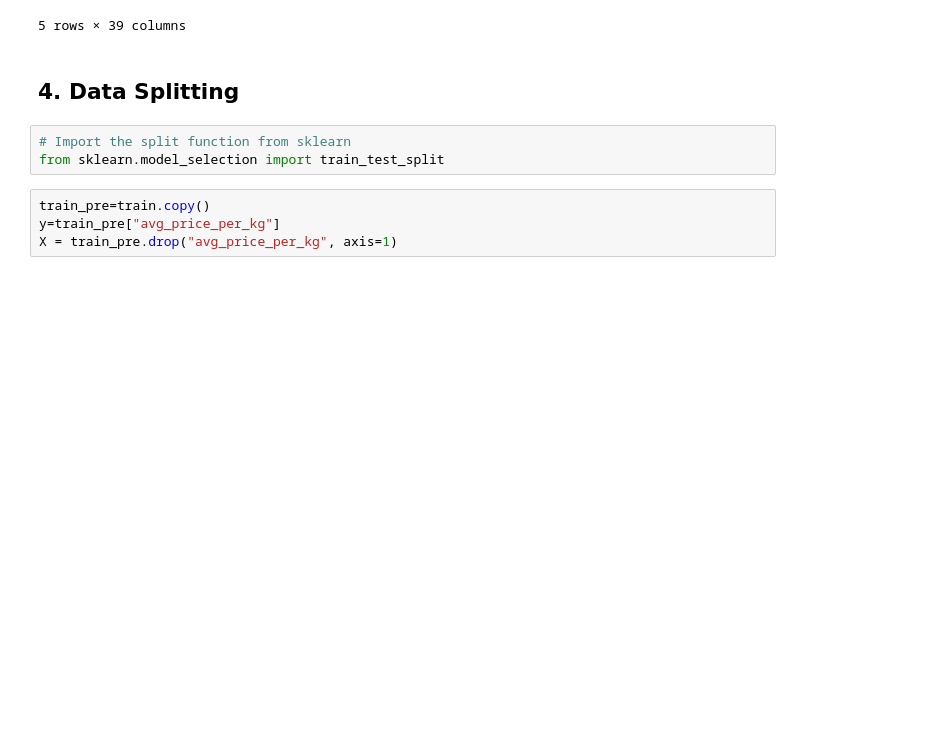
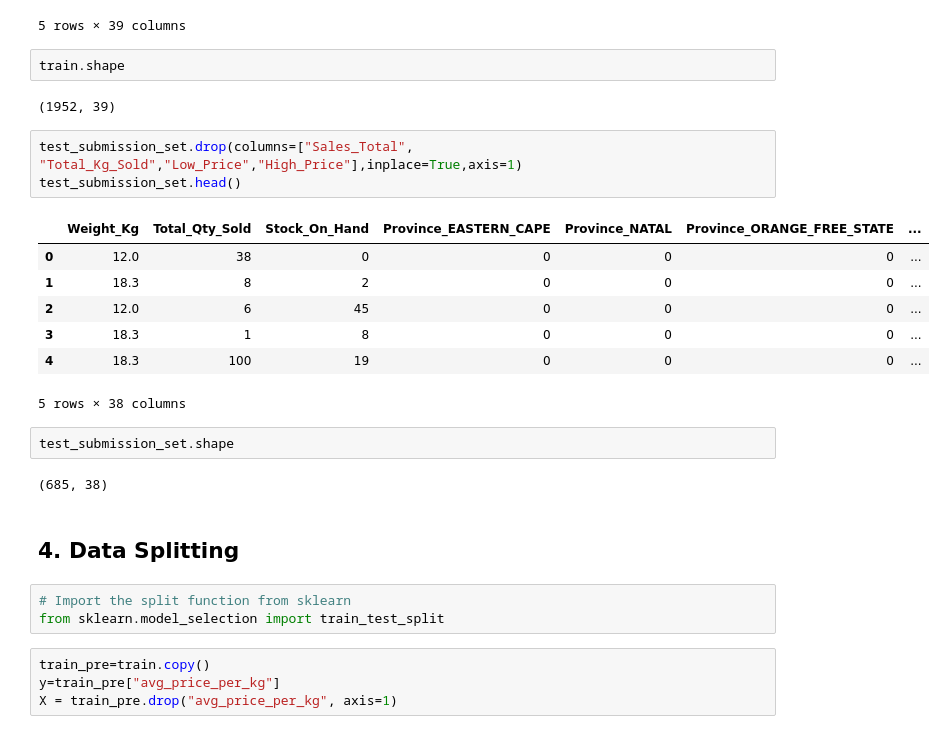
Before and after one commit to lkrump7/regression-apples-predict-api-template, a Jupyter notebook: Linear Regression team TS2.ipynb, the cells around one changed output. Drawn from its saved outputs; the diff is of its cells as text; blank space fills up the shorter version.

```diff
--- a/Linear Regression team TS2.ipynb
+++ b/Linear Regression team TS2.ipynb
@@ -402,6 +403,25 @@ train.head()
 | 40 | 18.3 | 388 | 443 | 0 | 0 | 0 | ... |
 | 69 | 400.0 | 1 | 2 | 1 | 0 | 0 | ... |
 5 rows × 39 columns
+# %%
+train.shape
+# %% [output]
+(1952, 39)
+# %%
+test_submission_set.drop(columns=["Sales_Total", "Total_Kg_Sold","Low_Price","High_Price"],inplace=True,axis=1)
+test_submission_set.head()
+# %% [output]
+|  | Weight_Kg | Total_Qty_Sold | Stock_On_Hand | Province_EASTERN_CAPE | Province_NATAL | Province_ORANGE_FREE_STATE | ... |
+| 0 | 12.0 | 38 | 0 | 0 | 0 | 0 | ... |
+| 1 | 18.3 | 8 | 2 | 0 | 0 | 0 | ... |
+| 2 | 12.0 | 6 | 45 | 0 | 0 | 0 | ... |
+| 3 | 18.3 | 1 | 8 | 0 | 0 | 0 | ... |
+| 4 | 18.3 | 100 | 19 | 0 | 0 | 0 | ... |
+5 rows × 38 columns
+# %%
+test_submission_set.shape
+# %% [output]
+(685, 38)
 # %% [markdown]
 ## 4. Data Splitting
 # %%
```
Also changed, not shown: parts of 6 cells of this notebook.
